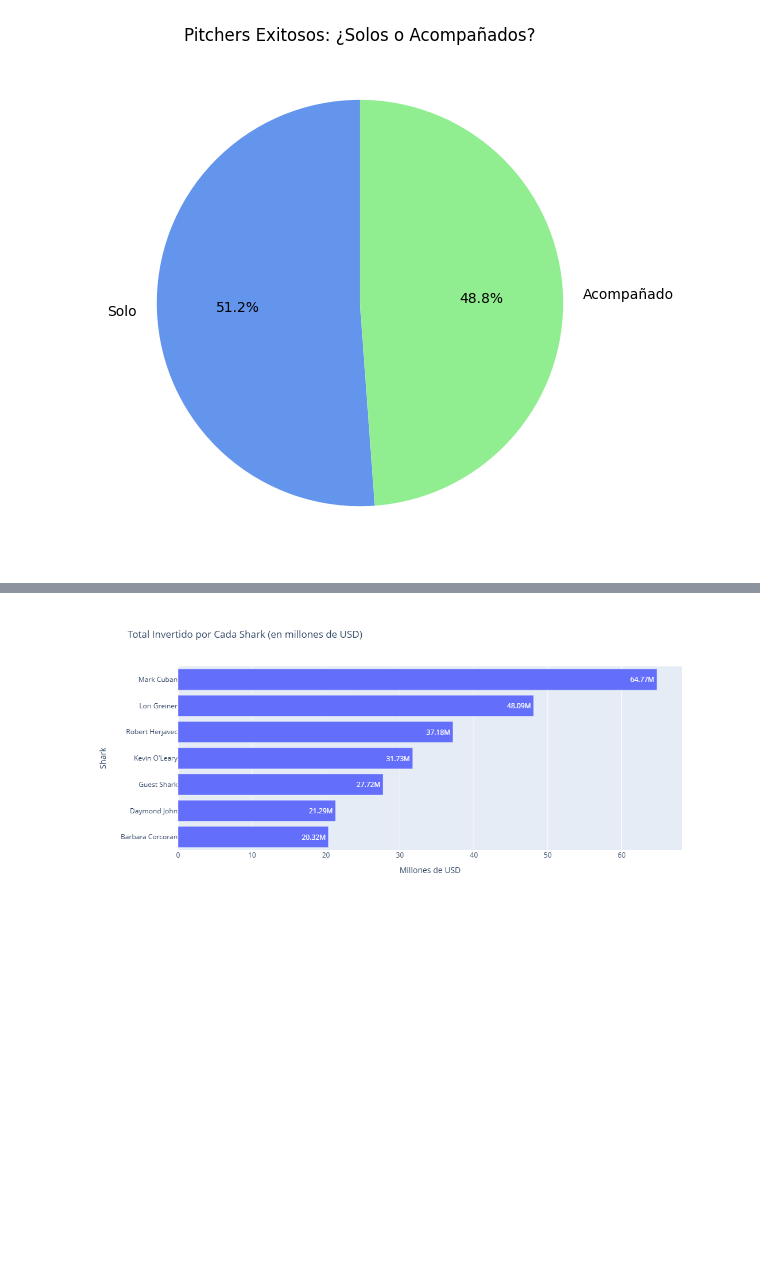
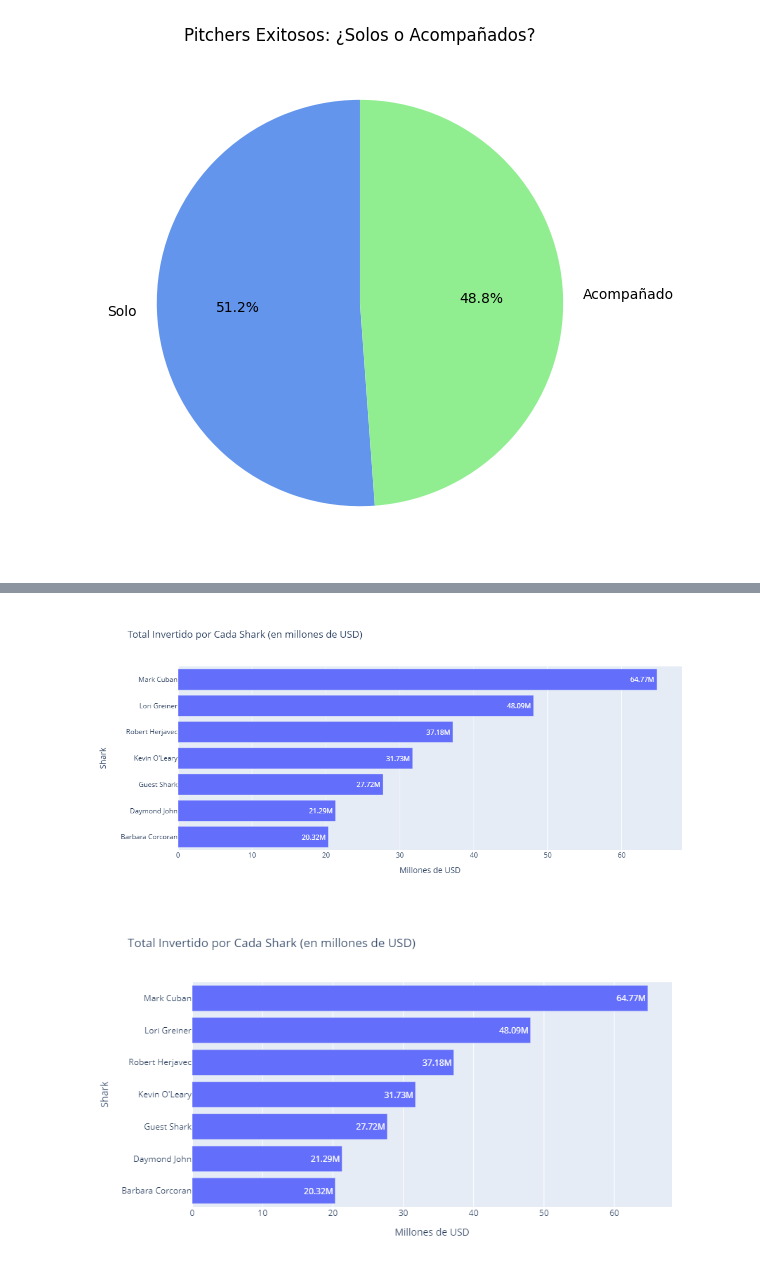
Before and after one commit to EluisEscar/SharkTank-BI, a Jupyter notebook: EDA-ST.ipynb, the cells around one changed output, grey strips where cells are left out. Cells and saved outputs as stored; diff of their text form; code cells hidden in the pictures; blank space fills up the shorter version.

```diff
--- a/EDA-ST.ipynb
+++ b/EDA-ST.ipynb
@@ -193,30 +231,33 @@ shark_columns = [
 # Sumar el total invertido por cada tiburón
 shark_investments = df[shark_columns].sum()
 
 # Formato de los nombres
 shark_investments.index = [
     'Barbara Corcoran', 'Mark Cuban', 'Lori Greiner',
     'Robert Herjavec', 'Daymond John', "Kevin O'Leary", 'Guest Shark'
 ]
 
 # Convertir a DataFrame para Plotly
 shark_df = shark_investments.reset_index()
 shark_df.columns = ['Shark', 'Total Investment']
 shark_df['Millones USD'] = shark_df['Total Investment'] / 1_000_000
 
 # Crear gráfico horizontal interactivo
 fig = px.bar(
     shark_df.sort_values('Millones USD'),
     x='Millones USD',
     y='Shark',
     orientation='h',
     text='Millones USD',
     title='Total Invertido por Cada Shark (en millones de USD)',
     labels={'Millones USD': 'Millones de USD'},
 )
 
 fig.update_traces(texttemplate='%{text:.2f}M',hovertemplate='%{y}: %{x:.2f} millones de USD')
 fig.update_layout(width=900, height=500)
 fig.show()
+fig.write_image("grafico.png")
+Image("grafico.png")
 # %% [output]
 [figure]
+[figure, added]
```
Also changed, not shown: parts of 14 cells of this notebook.
